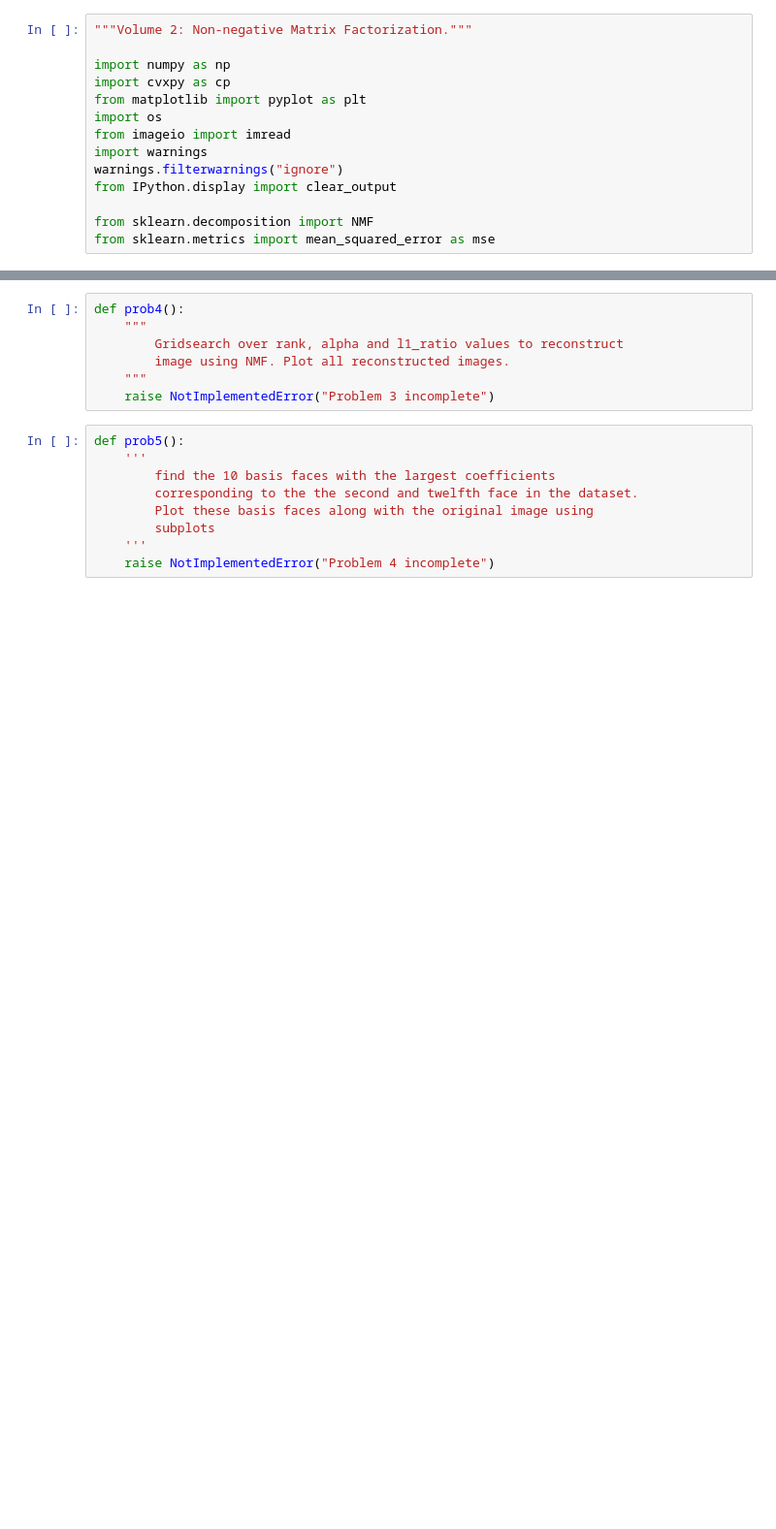
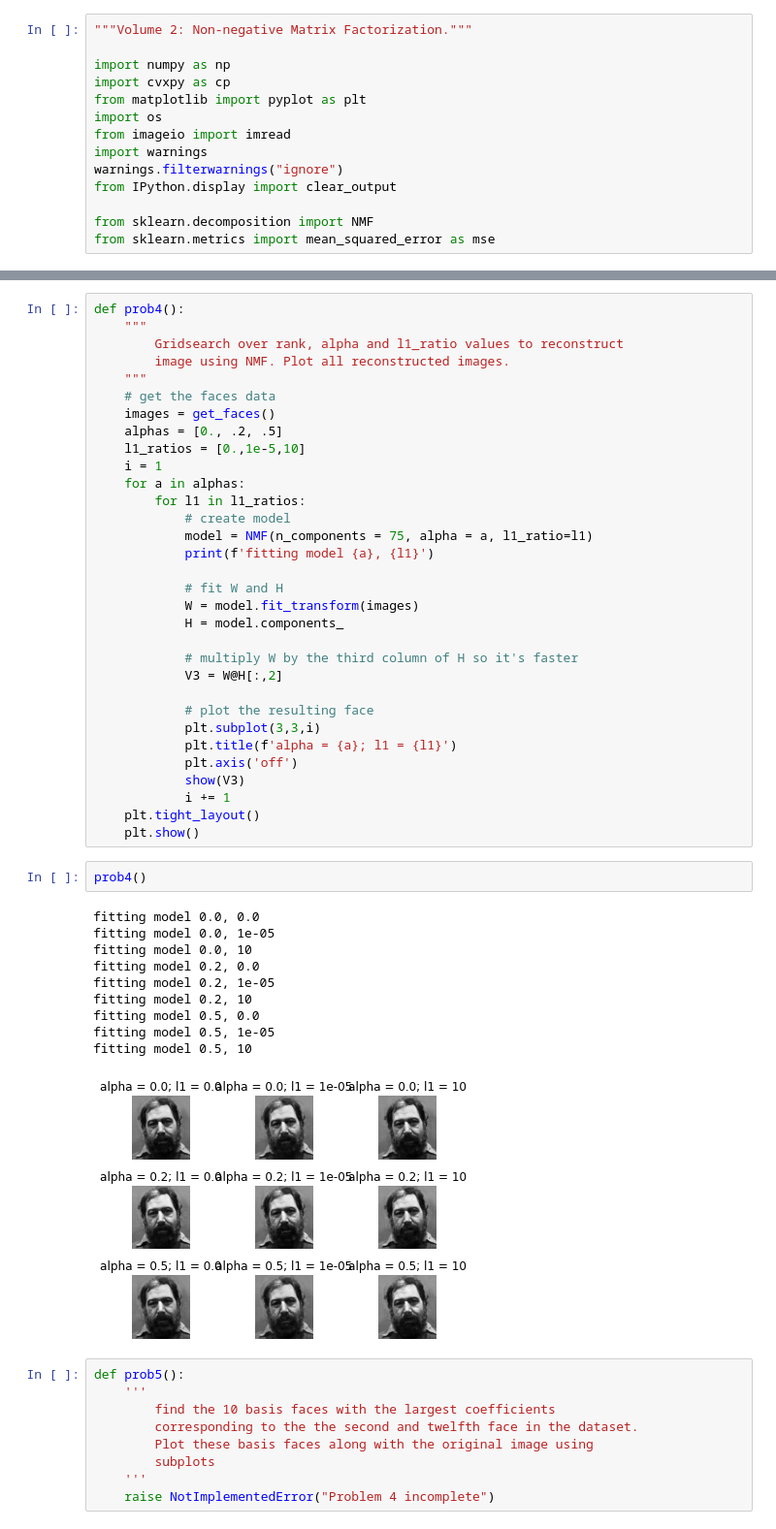
Before and after one commit to mistBourne1300/ACME-Volume-2, a Jupyter notebook: NMF/NMF.ipynb, the cells around one changed output, grey strips where cells are left out. Shown at 97% size. Drawn from its saved outputs; the diff is of its cells as text; blank space fills up the shorter version.

```diff
--- a/NMF/NMF.ipynb
+++ b/NMF/NMF.ipynb
@@ -184,13 +142,51 @@ def show(image, m=200, n=180, plt_show=False):
 
     if plt_show:
         plt.show()
-# %%
-def prob4():
-    """
-        Gridsearch over rank, alpha and l1_ratio values to reconstruct
-        image using NMF. Plot all reconstructed images.
-    """
-    raise NotImplementedError("Problem 3 incomplete")
+# %%
+def prob4():
+    """
+        Gridsearch over rank, alpha and l1_ratio values to reconstruct
+        image using NMF. Plot all reconstructed images.
+    """
+    # get the faces data
+    images = get_faces()
+    alphas = [0., .2, .5]
+    l1_ratios = [0.,1e-5,10]
+    i = 1
+    for a in alphas:
+        for l1 in l1_ratios:
+            # create model
+            model = NMF(n_components = 75, alpha = a, l1_ratio=l1)
+            print(f'fitting model {a}, {l1}')
+
+            # fit W and H
+            W = model.fit_transform(images)
+            H = model.components_
+
+            # multiply W by the third column of H so it's faster
+            V3 = W@H[:,2]
+
+            # plot the resulting face
+            plt.subplot(3,3,i)
+            plt.title(f'alpha = {a}; l1 = {l1}')
+            plt.axis('off')
+            show(V3)
+            i += 1
+    plt.tight_layout()
+    plt.show()
+# %%
+prob4()
+# %% [output]
+fitting model 0.0, 0.0
+fitting model 0.0, 1e-05
+fitting model 0.0, 10
+fitting model 0.2, 0.0
+fitting model 0.2, 1e-05
+fitting model 0.2, 10
+fitting model 0.5, 0.0
+fitting model 0.5, 1e-05
+fitting model 0.5, 10
+[figure, added]
 # %%
 def prob5():
     '''
```
Also changed, not shown: parts of 4 cells of this notebook.
